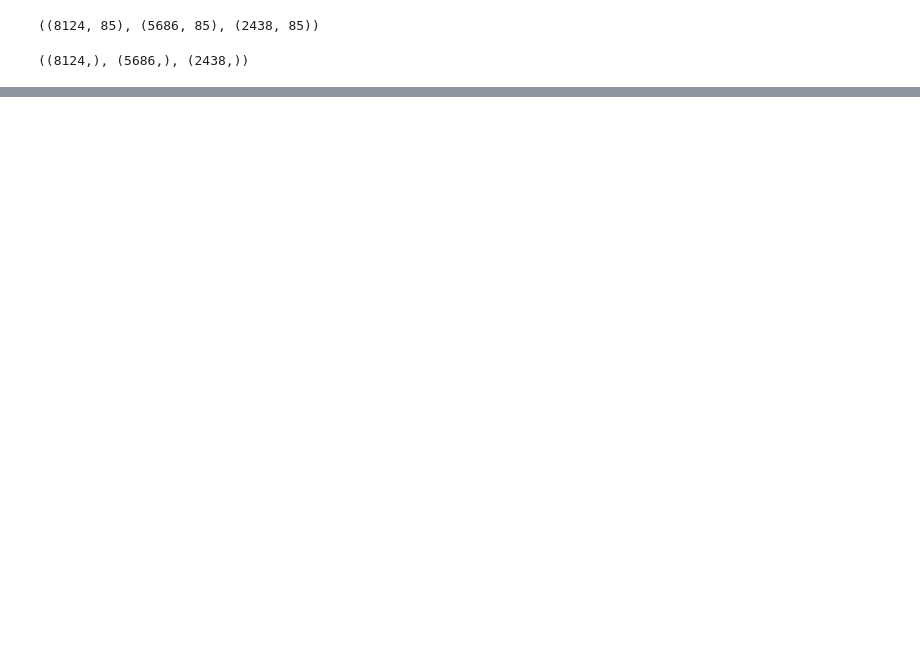
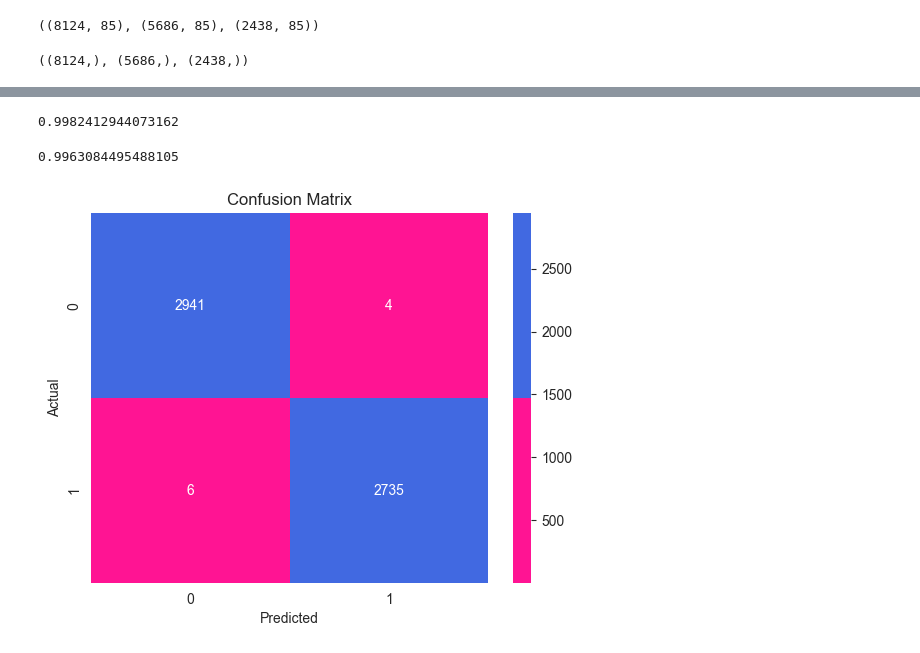
Before and after one commit to reneta-dimitrova96/Machine-Learning-Project-2023---Mushroom-Classification, a Jupyter notebook: mushroom_classification.ipynb, the cells around one changed output, grey strips where cells are left out. Saved outputs shown, nothing was run; the diff lists cells and outputs as text; code cells hidden in the pictures; blank space fills up the shorter version.

Commit message:
Added Logistic Regression models without hyperparameters and with the hyperparameter C

```diff
--- a/mushroom_classification.ipynb
+++ b/mushroom_classification.ipynb
@@ -420,0 +358,4 @@ y.shape, y_train.shape, y_test.shape
+# %%
+model_logistic_regression = LogisticRegression()
+# %%
+model_logistic_regression.fit(X_train, y_train)
@@ -420,0 +364,3 @@ y.shape, y_train.shape, y_test.shape
+# %%
+train_pred_lr = model_logistic_regression.predict(X_train)
+test_pred_lr = model_logistic_regression.predict(X_test)
@@ -420,0 +373,4 @@ y.shape, y_train.shape, y_test.shape
+# %%
+train_accuracy_lr
+# %% [output]
+0.9982412944073162
@@ -420,0 +379,16 @@ y.shape, y_train.shape, y_test.shape
+# %%
+test_accuracy_lr
+# %% [output]
+0.9963084495488105
+# %%
+cm_train = confusion_matrix(y_train, train_pred_lr)
+# %%
+heatmap_train = sns.heatmap(cm_train, annot=True, cmap=sns.color_palette(['#FF1493', '#4169E1']), fmt='d')
+plt.xlabel('Predicted')
+plt.ylabel('Actual')
+plt.title('Confusion Matrix')
+figure = heatmap_train.get_figure()
+figure.savefig(f'confusion_matrix_train.png')
+plt.show()
+# %% [output]
+[figure, added]
```
Also changed, not shown: parts of 87 cells of this notebook.
